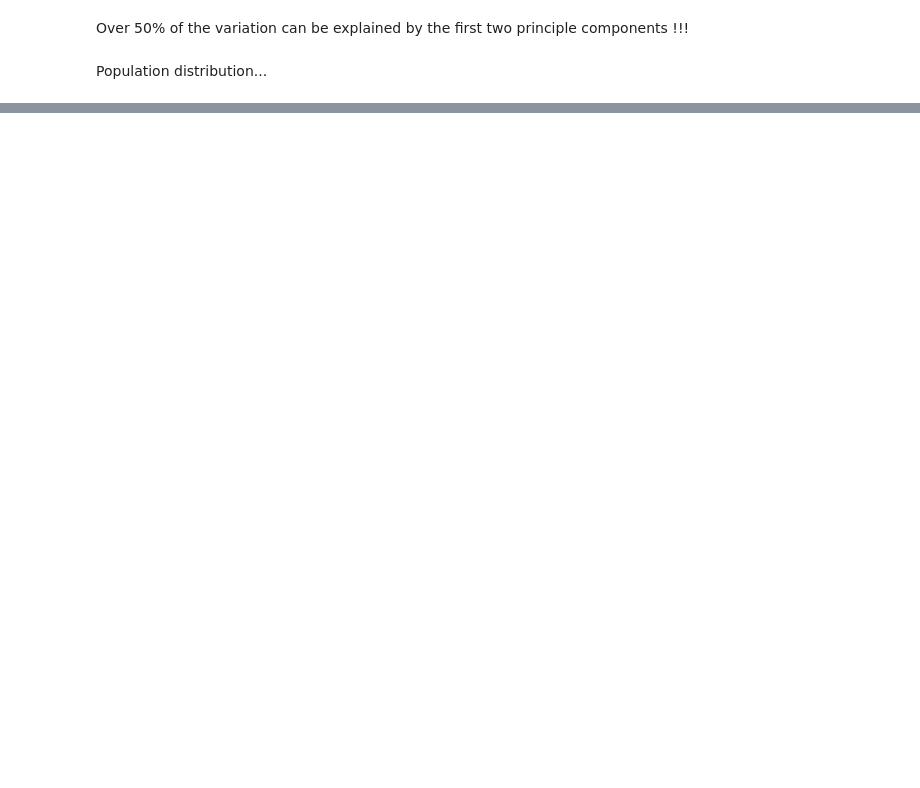
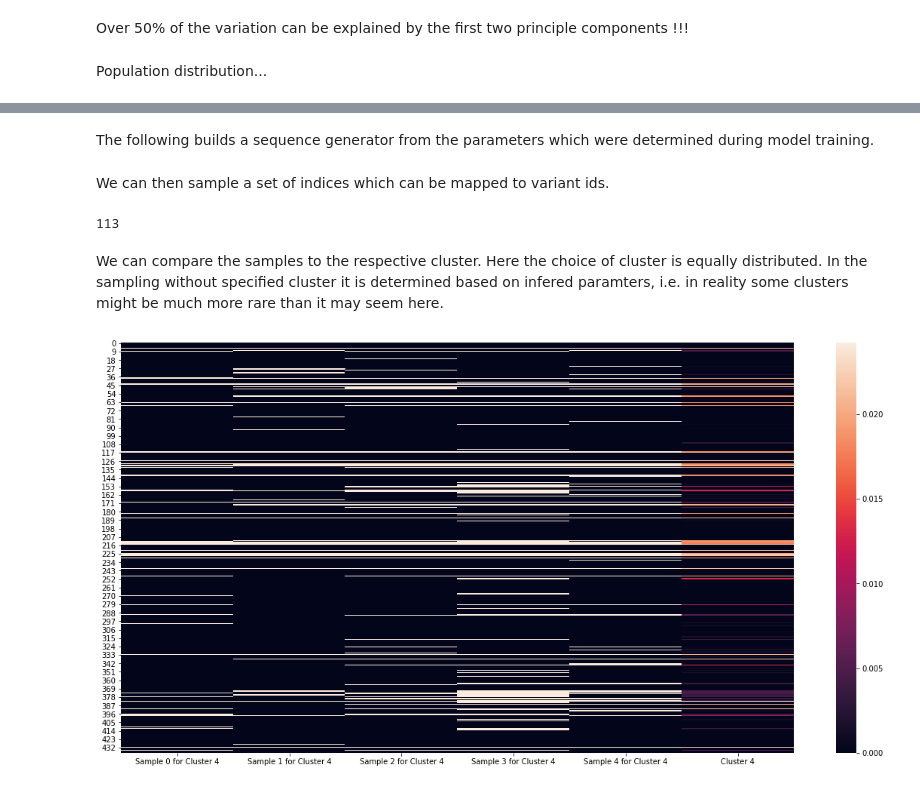
Before and after one commit to manuelgloeckler/sequence_bioinfo, a Jupyter notebook: project/Gentype.ipynb, the cells around one changed output, grey strips where cells are left out. Saved outputs shown, nothing was run; the diff lists cells and outputs as text; code cells hidden in the pictures; blank space fills up the shorter version.

Commit message:
added sequence generator

```diff
--- a/project/Gentype.ipynb
+++ b/project/Gentype.ipynb
@@ -150,0 +151,33 @@ np.random.choice(choices, p=probabilities)
+# %% [markdown]
+The following builds a sequence generator from the parameters which were determined during model training.
+# %%
+variant_ranges = data_manager.get_variation_range(start = 29941260, end = 29945884, population = "ALL")
+mm = AlleleMM(models[0].Z, models[0].theta, inference_matrix, variant_ranges, variation_map)
+# %% [markdown]
+We can then sample a set of indices which can be mapped to variant ids.
+# %%
+sample = mm.sample_variations()
+len(sample)
+# %% [output]
+113
+# %% [markdown]
+We can compare the samples to the respective cluster. Here the choice of cluster is equally distributed. In the sampling without specified cluster it is determined based on infered paramters, i.e. in reality some clusters might be much more rare than it may seem here.
+# %%
+number_of_samples = 5
+samples = []
+descriptions = []
+k = np.random.choice(range(int(max(models[0].Z))))
+theta = models[0].theta[k]
+indicator_value = theta.max()
+for i in range(number_of_samples):
+    characteristic_vector = np.zeros(len(theta))
+    characteristic_vector[mm.sample_variations(k)] = indicator_value
+    samples.append(characteristic_vector)
+    descriptions.append("Sample {} for Cluster {}".format(i, k))
+samples.append(theta)
+descriptions.append("Cluster {}".format(k))
+df = pd.DataFrame(dict(zip(descriptions, samples)))
+fig, ax = plt.subplots(figsize=(20,10))
+ax = sns.heatmap(df)
+# %% [output]
+[figure, added]
```
Also changed, not shown: parts of 13 cells of this notebook, 3 other files.
